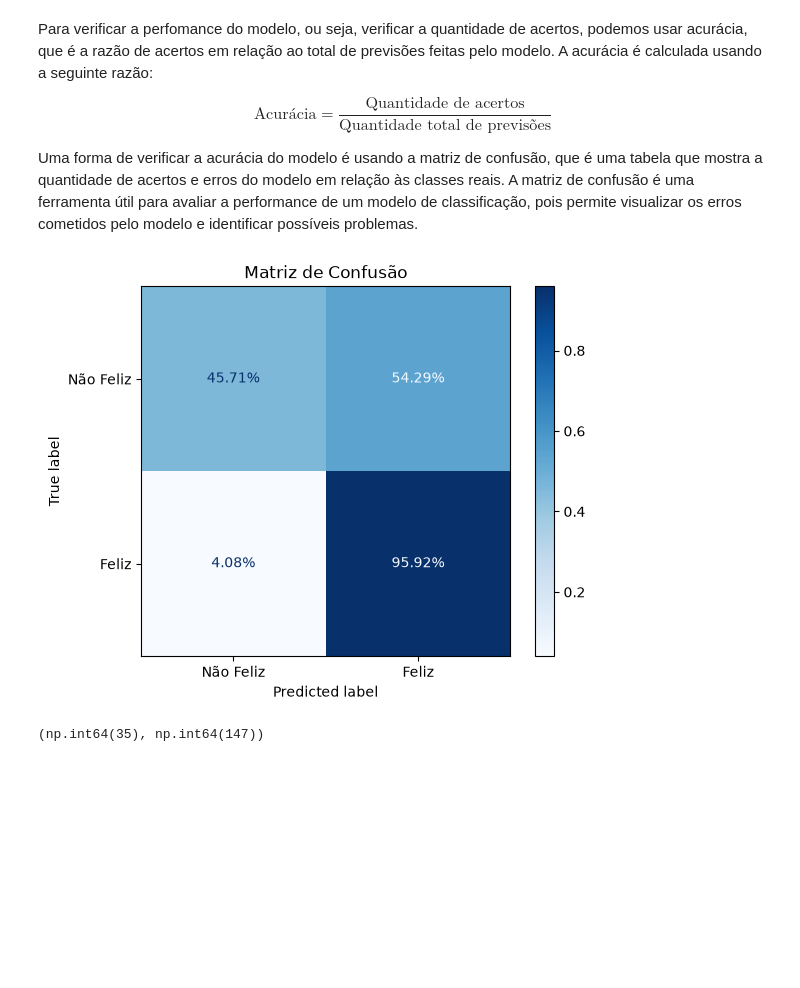
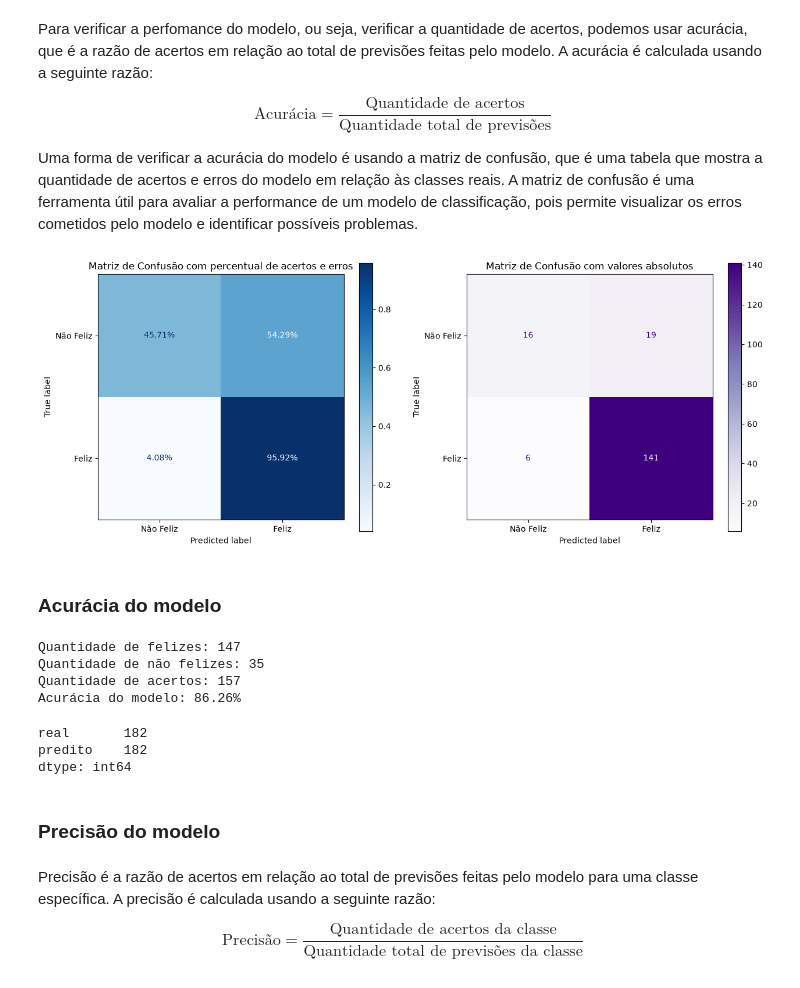
Before and after one commit to Igor-Scalzer010/Data-Science-Notes, a Jupyter notebook: notebooks/curso_youtube_ml/ml_yb.ipynb, the cells around one changed output. Saved outputs shown, nothing was run; the diff lists cells and outputs as text; code cells hidden in the pictures; blank space fills up the shorter version.

```diff
--- a/notebooks/curso_youtube_ml/ml_yb.ipynb
+++ b/notebooks/curso_youtube_ml/ml_yb.ipynb
@@ -1344,19 +1344,54 @@ Uma forma de verificar a acurácia do modelo é usando a matriz de confusão, qu
 # %%
 from sklearn.metrics import ConfusionMatrixDisplay
 
+
+fig, ax = plt.subplots(nrows=1, ncols=2, figsize=(15, 6), dpi=100)
+
+ax[0].set_title("Matriz de Confusão com percentual de acertos e erros")
 ConfusionMatrixDisplay.from_predictions(
+    ax=ax[0],
     y_true=df_predict["real"],
     y_pred=df_predict["predito"],
     display_labels=["Não Feliz", "Feliz"],
     cmap="Blues",
     normalize="true",
     values_format=".2%"
 )
-plt.title("Matriz de Confusão")
+
+ax[1].set_title("Matriz de Confusão com valores absolutos")
+ConfusionMatrixDisplay.from_predictions(
+    ax=ax[1],
+    y_true=df_predict["real"],
+    y_pred=df_predict["predito"],
+    display_labels=["Não Feliz", "Feliz"],
+    cmap="Purples",
+    normalize=None,
+    values_format="d"
+)
 plt.show()
 # %% [output]
-[figure, old version]
+[figure, new version]
+# %% [markdown]
+### Acurácia do modelo
 # %%
-(df_predict["real"] == 0).sum(), (df_predict["real"] == 1).sum()
+print(f"Quantidade de felizes: {(df_predict['real'] == 1).sum()}")
+print(f"Quantidade de não felizes: {(df_predict['real'] == 0).sum()}")
+print(f"Quantidade de acertos: {(df_predict['real'] == df_predict['predito']).sum()}")
+print(f"Acurácia do modelo: {(df_predict['real'] == df_predict['predito']).mean() * 100:.2f}%")
 # %% [output]
-(np.int64(35), np.int64(147))
+Quantidade de felizes: 147
+Quantidade de não felizes: 35
+Quantidade de acertos: 157
+Acurácia do modelo: 86.26%
+# %%
+df_predict.count(axis=0)
+# %% [output]
+real       182
+predito    182
+dtype: int64
+# %% [markdown]
+### Precisão do modelo
+# %% [markdown]
+Precisão é a razão de acertos em relação ao total de previsões feitas pelo modelo para uma classe específica. A precisão é calculada usando a seguinte razão:
+
+$$ \text{Precisão} = \frac{\text{Quantidade de acertos da classe}}{\text{Quantidade total de previsões da classe}} $$
```
Also changed, not shown: parts of 17 cells of this notebook.
